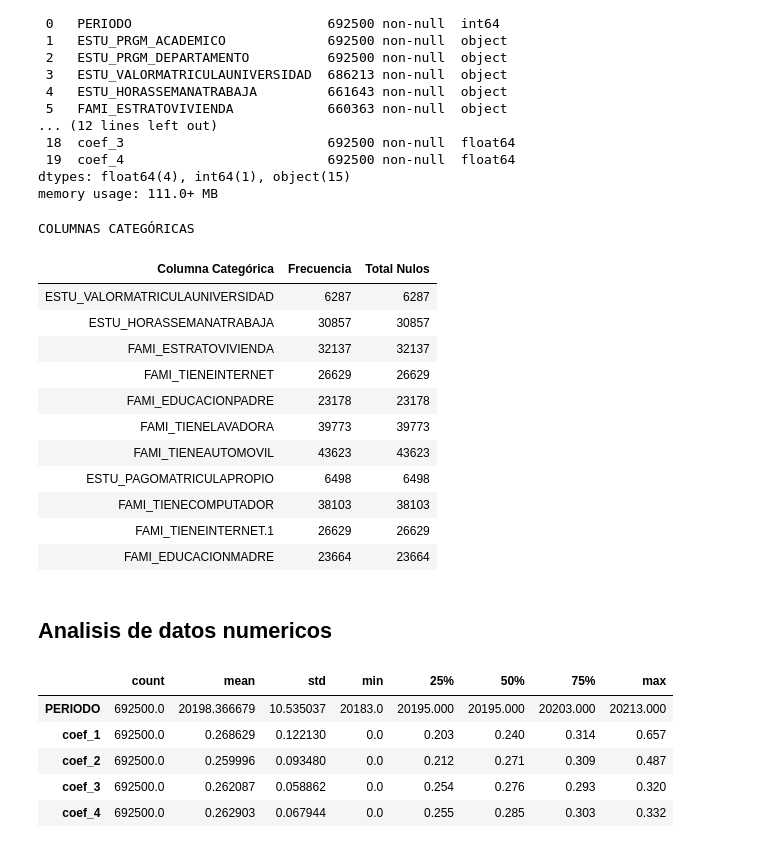
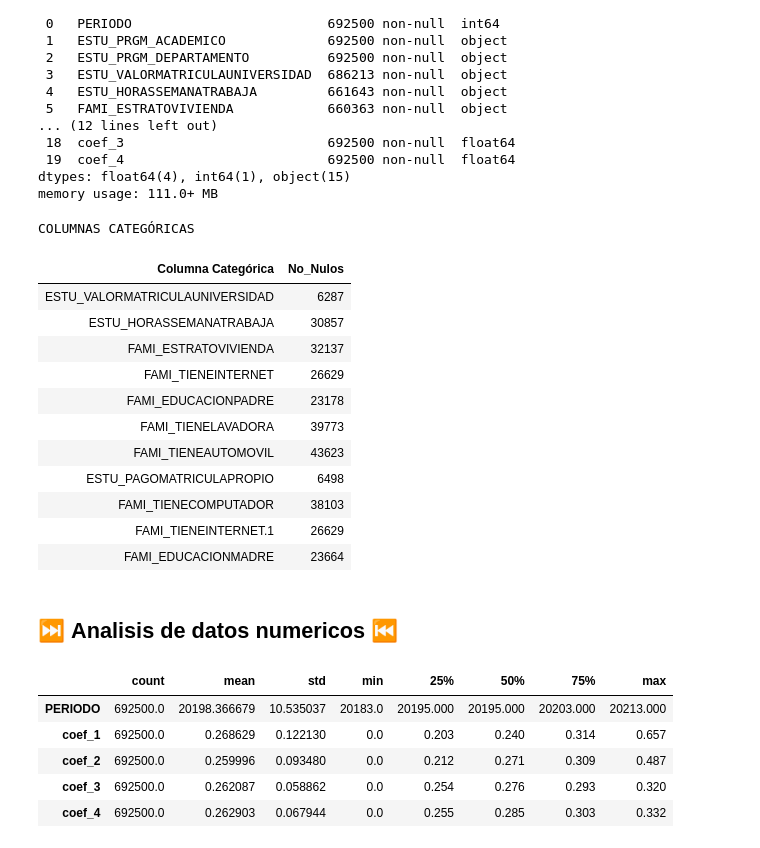
Before and after one commit to KevinGJ23/Inteligencia_Artificial, a Jupyter notebook: Proyecto/01_exploración.ipynb, the cells around one changed output. Saved outputs shown, nothing was run; the diff lists cells and outputs as text; code cells hidden in the pictures.

```diff
--- a/Proyecto/01_exploración.ipynb
+++ b/Proyecto/01_exploración.ipynb
@@ -108,55 +108,63 @@ memory usage: 111.0+ MB
 # %%
 # Miramos datos faltantes
 data_nan = data_train.isna().sum()
 data_nan=data_nan[data_nan!=0]
 
 # Obtener la cantidad de valores no nulos (frecuencia)
 frecuencias = data_train.isna().sum()
 frecuencias = frecuencias[data_nan.index]  # Solo para columnas con nulos
 
 # Crear el DataFrame combinado
 df_nulos = pd.DataFrame({
     'Columna Categórica': data_nan.index,
-    'Frecuencia': frecuencias.values,
-    'Total Nulos': data_nan.values
+    'No_Nulos': frecuencias.values,
 })
 
 # Estilo personalizado
 def estilo_categoricas(df, col_num, col_categorica):
     # Aplicar hide_index antes de aplicar los estilos
     styled_df = df.style.hide(axis="index")
 
-    # Aplicar estilos personalizados al DataFrame
+    # Aplicar estilos sin color, solo con alineación y formato limpio
     styled_df = styled_df.set_caption("COLUMNAS CATEGÓRICAS")\
         .set_table_styles([
-            {'selector': 'caption', 'props': [('caption-side', 'top'), ('font-size', '12pt'), ('font-weight', 'bold'), ('text-align', 'left')]},  # Alinear el título
-            {'selector': f'th.{col_num}', 'props': [('background-color', '#A8D08D'), ('color', 'black'), ('text-align', 'left')]},  # Alinear título de la columna de número
-            {'selector': f'th.{col_categorica}', 'props': [('background-color', '#F4B084'), ('color', 'black'), ('text-align', 'left')]},  # Alinear título de la columna categórica
-            {'selector': 'td', 'props': [('text-align', 'left')]}  # Alinear el contenido de todas las celdas a la izquierda
-        ])\
-        .applymap(lambda _: 'background-color: #EBF1DE', subset=[col_num])\
-        .applymap(lambda _: 'background-color: #FCE4D6', subset=[col_categorica])
+            {'selector': 'caption', 'props': [
+                ('caption-side', 'top'),
+                ('font-size', '12pt'),
+                ('font-weight', 'bold'),
+                ('text-align', 'left')
+            ]},
+            {'selector': f'th.{col_num}', 'props': [
+                ('text-align', 'left')
+            ]},
+            {'selector': f'th.{col_categorica}', 'props': [
+                ('text-align', 'left')
+            ]},
+            {'selector': 'td', 'props': [('text-align', 'left')]}
+        ])
 
     return styled_df
 
+
+
 # Mostrar con estilo
-display(estilo_categoricas(df_nulos, 'Columna Categórica', 'Frecuencia'))
+display(estilo_categoricas(df_nulos, 'Columna Categórica', 'No_Nulos'))
 # %% [output]
 COLUMNAS CATEGÓRICAS
-| Columna Categórica | Frecuencia | Total Nulos |
-| ESTU_VALORMATRICULAUNIVERSIDAD | 6287 | 6287 |
-| ESTU_HORASSEMANATRABAJA | 30857 | 30857 |
-| FAMI_ESTRATOVIVIENDA | 32137 | 32137 |
-| FAMI_TIENEINTERNET | 26629 | 26629 |
-| FAMI_EDUCACIONPADRE | 23178 | 23178 |
-| FAMI_TIENELAVADORA | 39773 | 39773 |
-| FAMI_TIENEAUTOMOVIL | 43623 | 43623 |
-| ESTU_PAGOMATRICULAPROPIO | 6498 | 6498 |
-| FAMI_TIENECOMPUTADOR | 38103 | 38103 |
-| FAMI_TIENEINTERNET.1 | 26629 | 26629 |
-| FAMI_EDUCACIONMADRE | 23664 | 23664 |
+| Columna Categórica | No_Nulos |
+| ESTU_VALORMATRICULAUNIVERSIDAD | 6287 |
+| ESTU_HORASSEMANATRABAJA | 30857 |
+| FAMI_ESTRATOVIVIENDA | 32137 |
+| FAMI_TIENEINTERNET | 26629 |
+| FAMI_EDUCACIONPADRE | 23178 |
+| FAMI_TIENELAVADORA | 39773 |
+| FAMI_TIENEAUTOMOVIL | 43623 |
+| ESTU_PAGOMATRICULAPROPIO | 6498 |
+| FAMI_TIENECOMPUTADOR | 38103 |
+| FAMI_TIENEINTERNET.1 | 26629 |
+| FAMI_EDUCACIONMADRE | 23664 |
 # %% [markdown]
-## Analisis de datos numericos
+## ⏭ **Analisis de datos numericos** ⏮
 # %%
 data_train._get_numeric_data().describe().T
 # %% [output]
```
Also changed, not shown: parts of 18 cells of this notebook.
